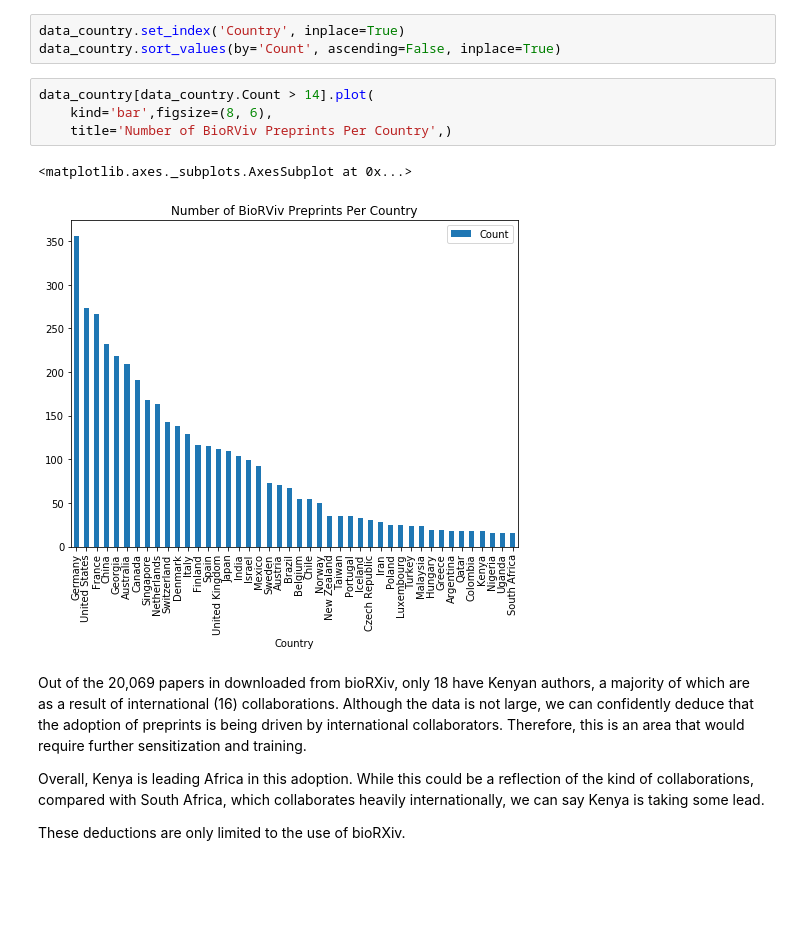
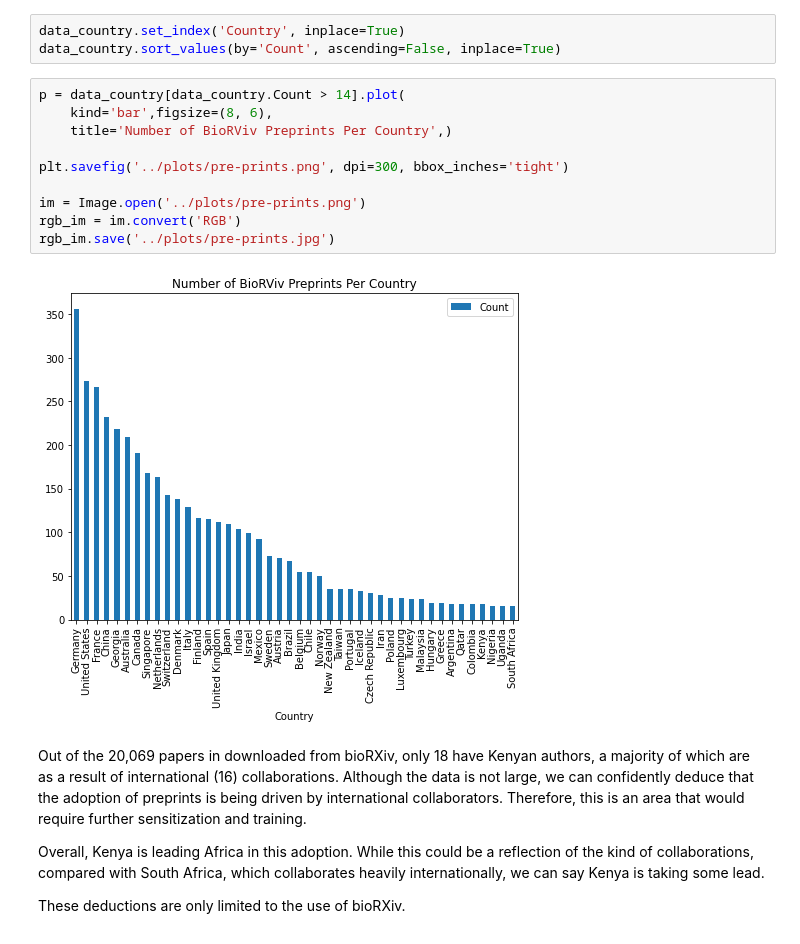
Before and after one commit to BioinfoNet/Data-mining, a Jupyter notebook: Notebooks/Data_Analysis_and_Visualization.ipynb, the cells around one changed output. Saved outputs shown, nothing was run; the diff lists cells and outputs as text; blank space fills up the shorter version.

```diff
--- a/Notebooks/Data_Analysis_and_Visualization.ipynb
+++ b/Notebooks/Data_Analysis_and_Visualization.ipynb
@@ -117,12 +118,17 @@ data_country = pd.read_table('../Data/preprint_country_counts.txt',
 data_country.set_index('Country', inplace=True)
 data_country.sort_values(by='Count', ascending=False, inplace=True)
 # %%
-data_country[data_country.Count > 14].plot(
+p = data_country[data_country.Count > 14].plot(
     kind='bar',figsize=(8, 6),
     title='Number of BioRViv Preprints Per Country',)
+
+plt.savefig('../plots/pre-prints.png', dpi=300, bbox_inches='tight')
+
+im = Image.open('../plots/pre-prints.png')
+rgb_im = im.convert('RGB')
+rgb_im.save('../plots/pre-prints.jpg')
 # %% [output]
-<matplotlib.axes._subplots.AxesSubplot at 0x...>
-[figure, old version]
+[figure, new version]
 # %% [markdown]
 Out of the 20,069 papers in downloaded from bioRXiv, only 18 have Kenyan authors, a majority of which are as a result of international (16) collaborations. Although the data is not large, we can confidently deduce that the adoption of preprints is being driven by international collaborators. Therefore, this is an area that would require further sensitization and training.
 
```
Also changed, not shown: parts of 10 cells of this notebook, 4 other files.
